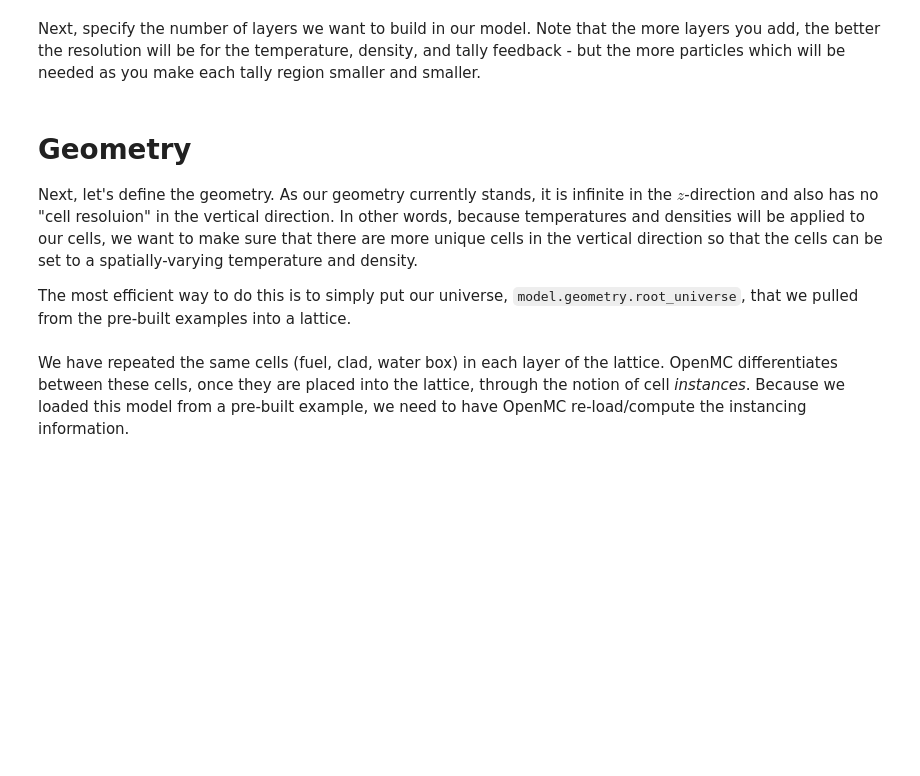
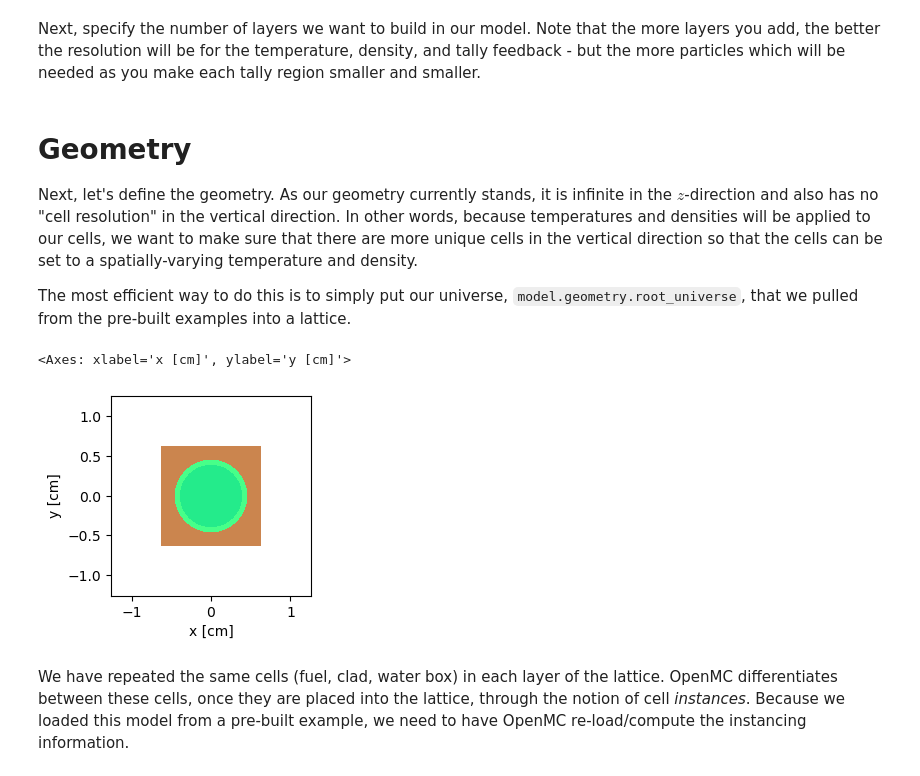
Before and after one commit to aprilnovak/openmc-education, a Jupyter notebook: multiphysics-09/solution-09.ipynb, the cells around one changed output. Saved outputs shown, nothing was run; the diff lists cells and outputs as text; code cells hidden in the pictures; blank space fills up the shorter version.

```diff
--- a/multiphysics-09/solution-09.ipynb
+++ b/multiphysics-09/solution-09.ipynb
@@ -67,7 +74,7 @@ H = height / N            # height of each coupling layer
 # %% [markdown]
 # Geometry
 
-Next, let's define the geometry. As our geometry currently stands, it is infinite in the $z$-direction and also has no "cell resoluion" in the vertical direction. In other words, because temperatures and densities will be applied to our cells, we want to make sure that there are more unique cells in the vertical direction so that the cells can be set to a spatially-varying temperature and density.
+Next, let's define the geometry. As our geometry currently stands, it is infinite in the $z$-direction and also has no "cell resolution" in the vertical direction. In other words, because temperatures and densities will be applied to our cells, we want to make sure that there are more unique cells in the vertical direction so that the cells can be set to a spatially-varying temperature and density.
 
 The most efficient way to do this is to simply put our universe, `model.geometry.root_universe`, that we pulled from the pre-built examples into a lattice.
 # %%
@@ -91,5 +97,8 @@ model.geometry = openmc.Geometry(root)
 # %%
-root.plot(width=(pitch*2, pitch*2))
+top_level_cell.plot(width=(pitch*2, pitch*2))
+# %% [output]
+<Axes: xlabel='x [cm]', ylabel='y [cm]'>
+[figure, added]
 # %% [markdown]
 We have repeated the same cells (fuel, clad, water box) in each layer of the lattice. OpenMC differentiates between these cells, once they are placed into the lattice, through the notion of cell *instances*. Because we loaded this model from a pre-built example, we need to have OpenMC re-load/compute the instancing information.
 # %%
```
Also changed, not shown: parts of 15 cells of this notebook, 1 other file.
